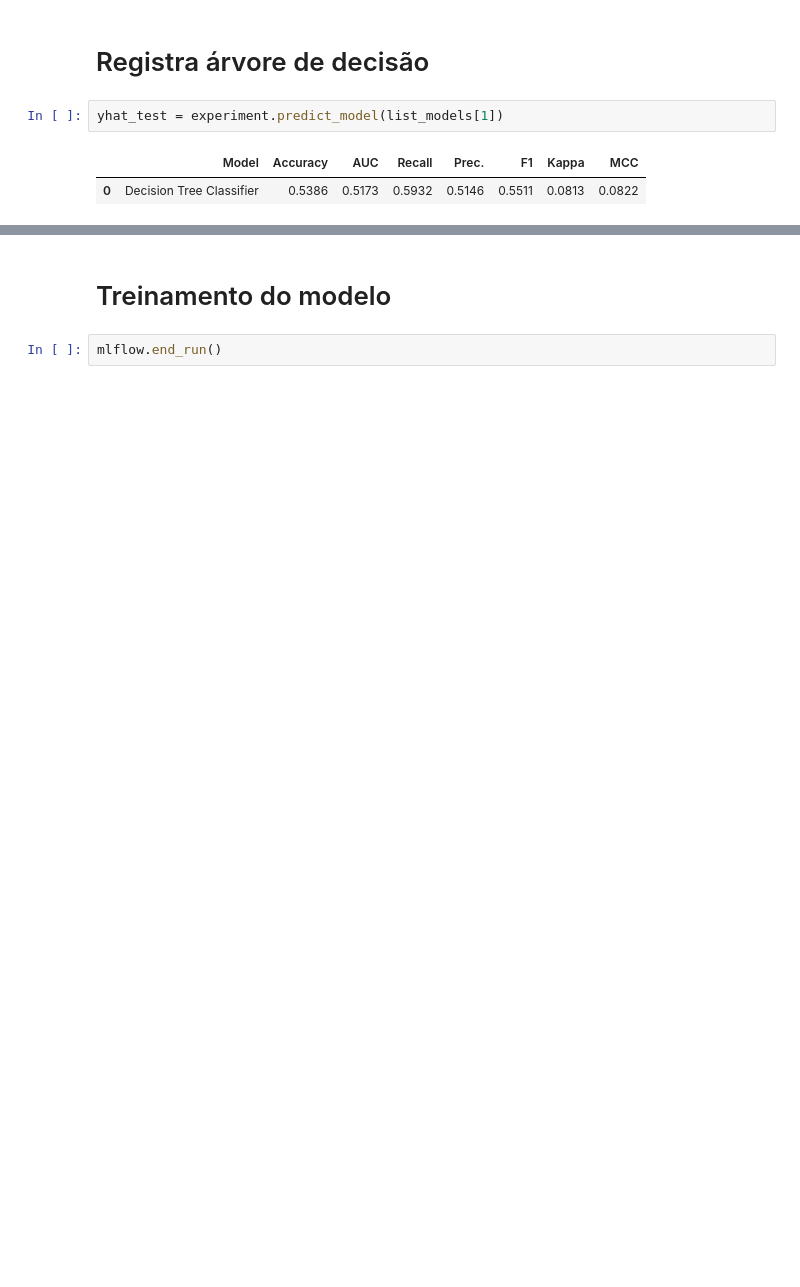
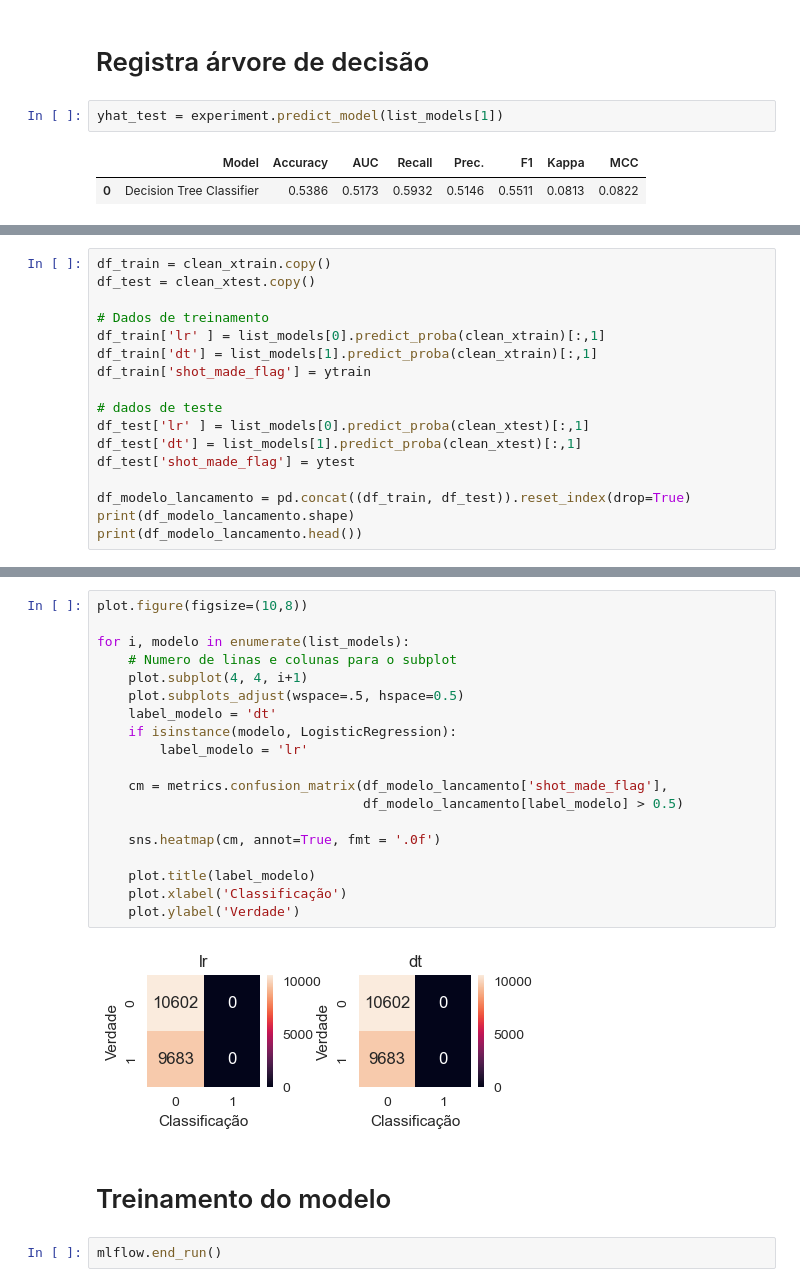
Before and after one commit to ralima/projeto-final-ml-eng, a Jupyter notebook: code/projeto_final.ipynb, the cells around one changed output, grey strips where cells are left out. Drawn from its saved outputs; the diff is of its cells as text; blank space fills up the shorter version.

```diff
--- a/code/projeto_final.ipynb
+++ b/code/projeto_final.ipynb
@@ -225,0 +269,17 @@ Scoring: f1
+# %%
+df_train = clean_xtrain.copy()
+df_test = clean_xtest.copy()
+
+# Dados de treinamento
+df_train['lr' ] = list_models[0].predict_proba(clean_xtrain)[:,1]
+df_train['dt'] = list_models[1].predict_proba(clean_xtrain)[:,1]
+df_train['shot_made_flag'] = ytrain
+
+# dados de teste
+df_test['lr' ] = list_models[0].predict_proba(clean_xtest)[:,1]
+df_test['dt'] = list_models[1].predict_proba(clean_xtest)[:,1]
+df_test['shot_made_flag'] = ytest
+
+df_modelo_lancamento = pd.concat((df_train, df_test)).reset_index(drop=True)
+print(df_modelo_lancamento.shape)
+print(df_modelo_lancamento.head())
@@ -226,3 +301,24 @@ Scoring: f1
+# %%
+plot.figure(figsize=(10,8))
+
+for i, modelo in enumerate(list_models):
+    # Numero de linas e colunas para o subplot
+    plot.subplot(4, 4, i+1)
+    plot.subplots_adjust(wspace=.5, hspace=0.5)
+    label_modelo = 'dt'
+    if isinstance(modelo, LogisticRegression):
+        label_modelo = 'lr'
+
+    cm = metrics.confusion_matrix(df_modelo_lancamento['shot_made_flag'],
+                                  df_modelo_lancamento[label_modelo] > 0.5)
+
+    sns.heatmap(cm, annot=True, fmt = '.0f')
+
+    plot.title(label_modelo)
+    plot.xlabel('Classificação')
+    plot.ylabel('Verdade')
+# %% [output]
+[figure, added]
 # %% [markdown]
 # Treinamento do modelo
 # %%
```
Also changed, not shown: parts of 17 cells of this notebook, 7 other files.
